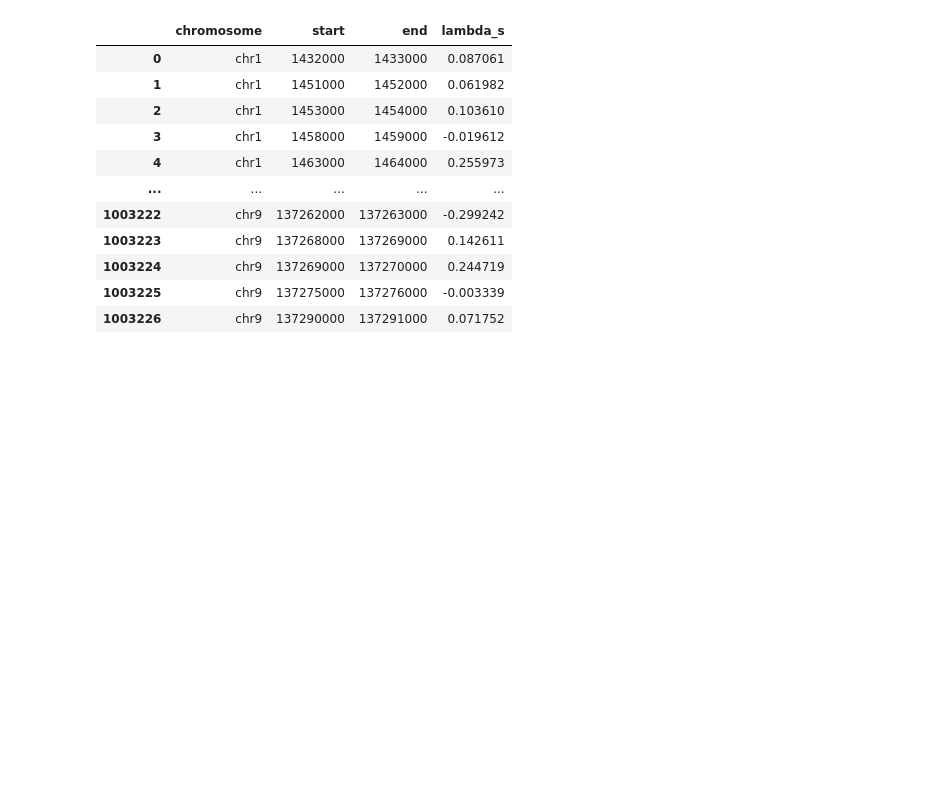
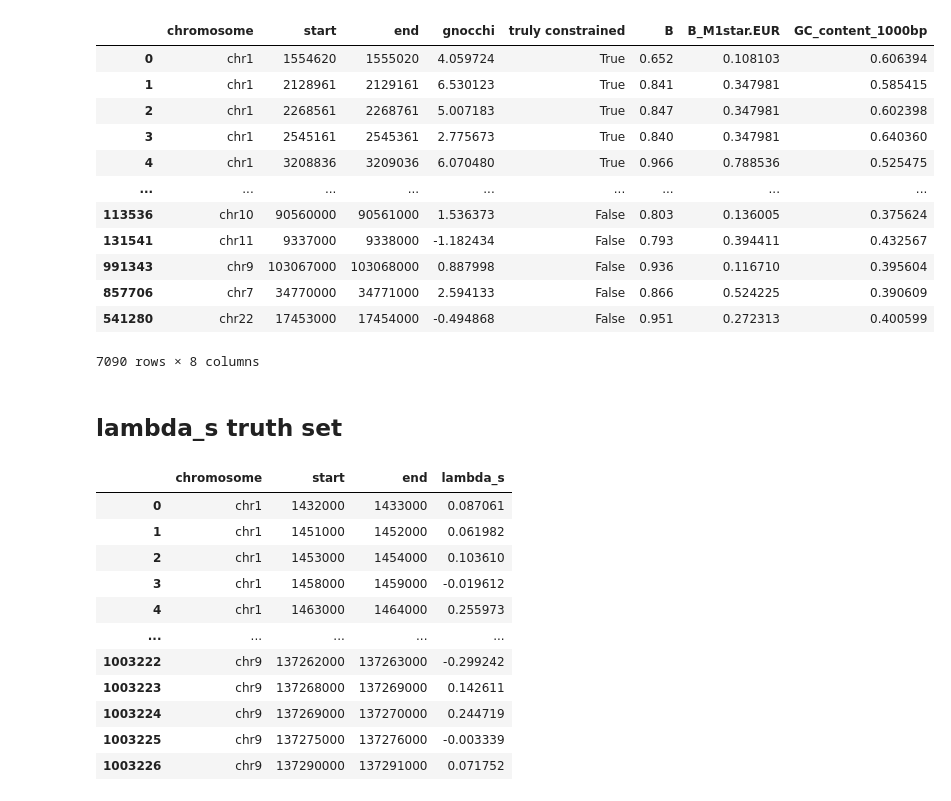
Before and after one commit to quinlan-lab/constraint-tools, a Jupyter notebook: papers/neutral_models_are_biased/8.labeled-enhancers/main.2.ipynb, the cells around one changed output. Saved outputs shown, nothing was run; the diff lists cells and outputs as text; code cells hidden in the pictures; blank space fills up the shorter version.

```diff
--- a/papers/neutral_models_are_biased/8.labeled-enhancers/main.2.ipynb
+++ b/papers/neutral_models_are_biased/8.labeled-enhancers/main.2.ipynb
@@ -37,3 +71,28 @@ assign_gnocchi_to_labeled_enhancers()
+# %%
+def get_gnocchi_truth_set():
+    essential_enhancers = get_gnocchi_for_essential_enhancers()
+    unconstrained_windows = get_gnocchi_for_unconstrained_windows(sample_size=len(essential_enhancers))
+    df = pd.concat([essential_enhancers, unconstrained_windows])
+    df.to_csv(f'{CONSTRAINT_TOOLS_DATA}/stringent_truth_sets/gnocchi-truth-set.bed', sep='\t', index=False)
+    return df
+
+get_gnocchi_truth_set()
+# %% [output]
+|  | chromosome | start | end | gnocchi | truly constrained | B | B_M1star.EUR | GC_content_1000bp |
+| 0 | chr1 | 1554620 | 1555020 | 4.059724 | True | 0.652 | 0.108103 | 0.606394 |
+| 1 | chr1 | 2128961 | 2129161 | 6.530123 | True | 0.841 | 0.347981 | 0.585415 |
+| 2 | chr1 | 2268561 | 2268761 | 5.007183 | True | 0.847 | 0.347981 | 0.602398 |
+| 3 | chr1 | 2545161 | 2545361 | 2.775673 | True | 0.840 | 0.347981 | 0.640360 |
+| 4 | chr1 | 3208836 | 3209036 | 6.070480 | True | 0.966 | 0.788536 | 0.525475 |
+| ... | ... | ... | ... | ... | ... | ... | ... | ... |
+| 113536 | chr10 | 90560000 | 90561000 | 1.536373 | False | 0.803 | 0.136005 | 0.375624 |
+| 131541 | chr11 | 9337000 | 9338000 | -1.182434 | False | 0.793 | 0.394411 | 0.432567 |
+| 991343 | chr9 | 103067000 | 103068000 | 0.887998 | False | 0.936 | 0.116710 | 0.395604 |
+| 857706 | chr7 | 34770000 | 34771000 | 2.594133 | False | 0.866 | 0.524225 | 0.390609 |
+| 541280 | chr22 | 17453000 | 17454000 | -0.494868 | False | 0.951 | 0.272313 | 0.400599 |
+7090 rows × 8 columns
+# %% [markdown]
+## lambda_s truth set
 # %%
 import polars as pl
 
```
Also changed, not shown: parts of 26 cells of this notebook.
